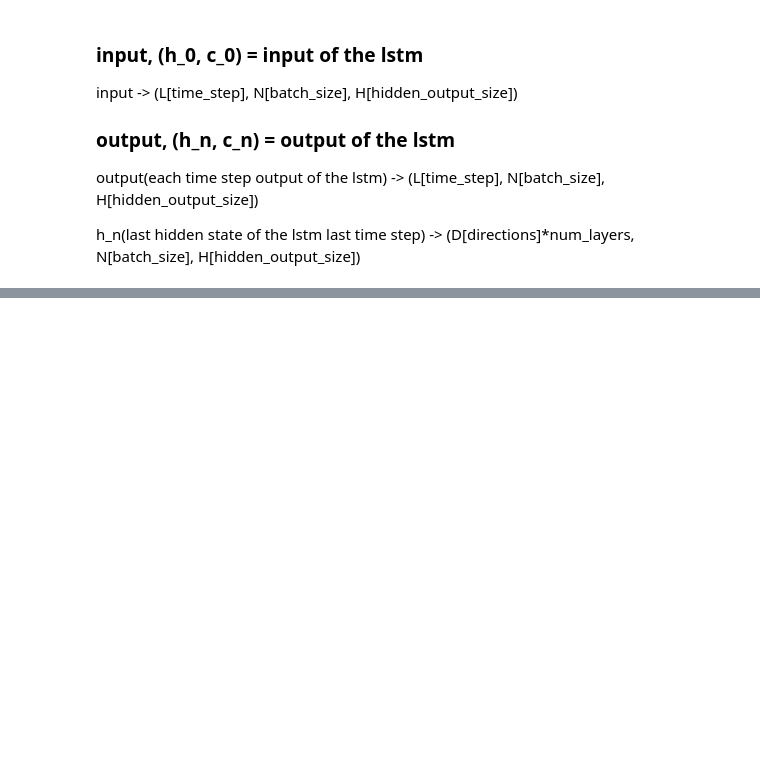
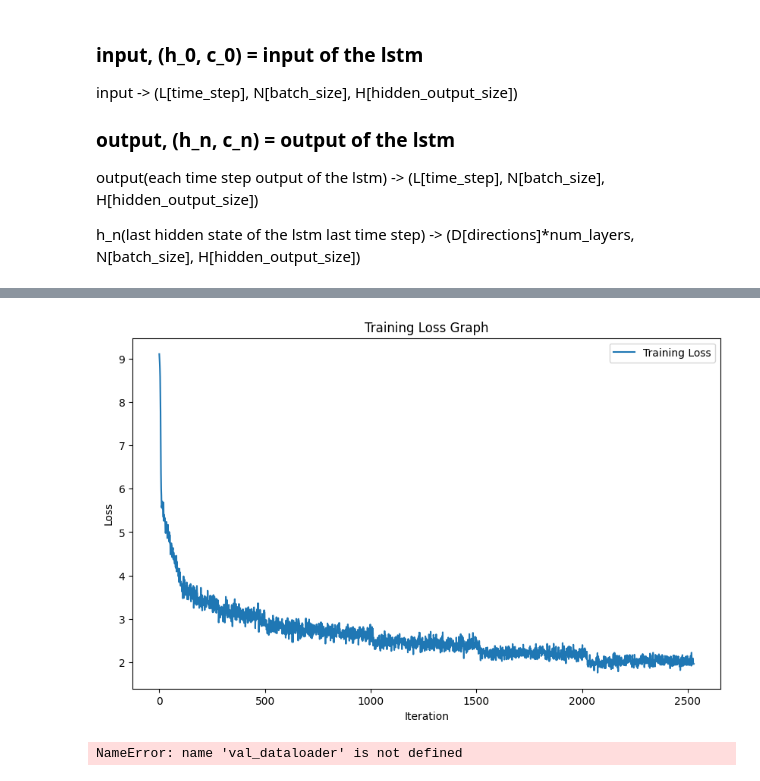
Before and after one commit to JHansiduYapa/CNN-LSTM-Image-Caption-Generator, a Jupyter notebook: image-caption-generator (4).ipynb, the cells around one changed output, grey strips where cells are left out. Saved outputs shown, nothing was run; the diff lists cells and outputs as text; code cells hidden in the pictures; blank space fills up the shorter version.

```diff
--- a/image-caption-generator (4).ipynb
+++ b/image-caption-generator (4).ipynb
@@ -369,13 +402,13 @@ num_layers = 1
 batch_size = 32
 
 # initialize the lstm and embedding
-lstm_cell  = nn.LSTM(embed_size, hidden_size, num_layers, batch_first=True)
-embed = nn.Embedding(vocab_size, embed_size)
+lstm_cell  = nn.LSTM(embed_size, hidden_size, num_layers, batch_first=True).to(device)
+embed = nn.Embedding(vocab_size, embed_size).to(device)
 
 max_length = sample_batch_captions.shape[-1]
 # Initialize LSTM hidden state to None so it is internally zeroed.
-h0 = torch.zeros(1, 1, hidden_size) # (seq_len, batch_size, hidden_size)
-c0 = torch.zeros(1, 1, hidden_size) # (seq_len, batch_size, hidden_size)
+h0 = torch.zeros(1, 1, hidden_size).to(device) # (seq_len, batch_size, hidden_size)
+c0 = torch.zeros(1, 1, hidden_size).to(device) # (seq_len, batch_size, hidden_size)
 
 # add seq_len = 1 to the feature of the image
 features = features.unsqueeze(0)
@@ -454,13 +483,12 @@ class Decoder(nn.Module):
 
         return outputs # (batch_size, seq_len, vocabulary_size)
 
-    def generate(self, features, max_length=20):
+    def generate(self, features, max_length=40):
         # normally batch_size == 1 for generation
         batch_size = features.size(0)
 
-        # initialize the hidden state and cell state with zeros
-        hidden = (torch.zeros(batch_size, self.hidden_size, device=features.device),
-                  torch.zeros(batch_size, self.hidden_size, device=features.device))
+        hidden = (torch.zeros(self.lstm.num_layers, batch_size, self.hidden_size, device=features.device),
+        torch.zeros(self.lstm.num_layers, batch_size, self.hidden_size, device=features.device))
 
         # The initial input is the image feature
         # Our LSTM is defined with batch_first=True, so we create a time dimension.
@@ -519,7 +543,7 @@ hidden_size  = 512
 vocab_size   = 8922
 num_layers   = 1
 learning_rate = 0.001
-num_epochs   = 1
+num_epochs   = 5
 
 device = torch.device("cuda" if torch.cuda.is_available() else "cpu")
 
@@ -535,7 +560,13 @@ torch.Size([32, 21, 8922])
 # %%
+loss_values = []
+
+# make the parameters loss calculation false
+for param in encoder.parameters():
+    param.requires_grad = False
+
 # define loss and optimizer
-criterion = nn.CrossEntropyLoss(gnore_index=0)
-params = list(encoder.parameters()) + list(decoder.parameters())
+criterion = nn.CrossEntropyLoss(ignore_index=0)
+params = list(decoder.parameters())
 optimizer = optim.Adam(params, lr=learning_rate)
 
 # images: (batch_size, channels, height, width)
@@ -557,9 +588,12 @@ for epoch in range(num_epochs):
         # targets: (batch_size*caption_length)
         loss = criterion(outputs.reshape(-1, vocab_size), captions.reshape(-1))
 
+        # add the loss values to a list
+        loss_values.append(loss.item())
+
         loss.backward()
         optimizer.step()
 
-        if batch_idx % 10 == 0:
+        if batch_idx % 100 == 0:
             print(f"Epoch [{epoch+1}/{num_epochs}], Batch [{batch_idx}], Loss: {loss.item():.4f}")
 # %% [output]
@@ -569,0 +617,39 @@ KeyboardInterrupt:
+# %%
+# Plot the loss graph after training
+plt.figure(figsize=(10, 6))
+plt.plot(loss_values, label='Training Loss')
+plt.xlabel('Iteration')
+plt.ylabel('Loss')
+plt.title('Training Loss Graph')
+plt.legend()
+plt.show()
+# %% [output]
+[figure, added]
+# %%
+encoder.eval()
+decoder.eval()
+
+# disable the gradient calculation
+with torch.no_grad():
+    i = 0
+    for batch_idx, (images, captions) in enumerate(val_dataloader):
+        images = images.to(device)
+        captions = captions.to(device)
+
+        # Forward pass
+        features = encoder(images)  # shape: (batch_size, embed_size)
+        outputs = decoder.generate(features)
+
+        # Convert to words
+        predicted_captions = vocab.decode(outputs)
+        correct_captions = vocab.decode(captions.squeeze(0).tolist())
+
+        print("Correct: ", " ".join(correct_captions))
+        print("Predicted: ", " ".join(predicted_captions))
+        print("--------------------------------------------")
+
+        if i == 10:
+            break
+        i += 1
+# %% [output]
+NameError: name 'val_dataloader' is not defined
```
Also changed, not shown: parts of 14 cells of this notebook.
